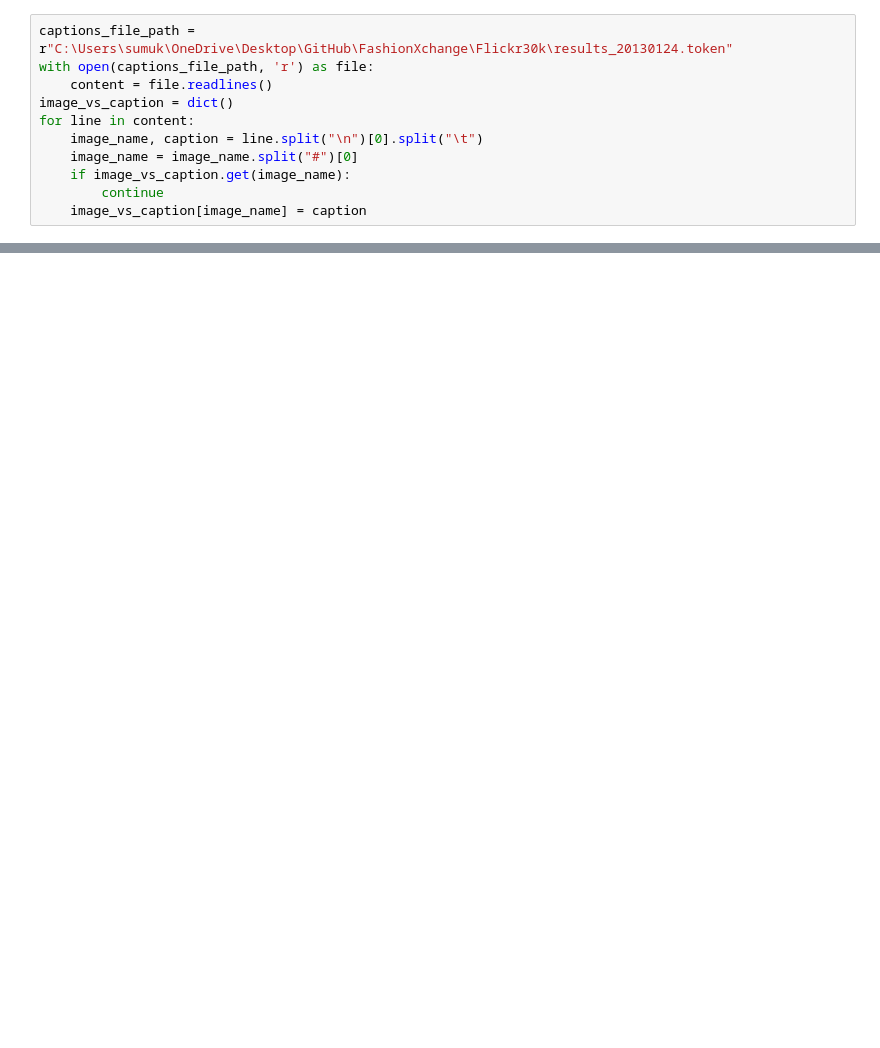
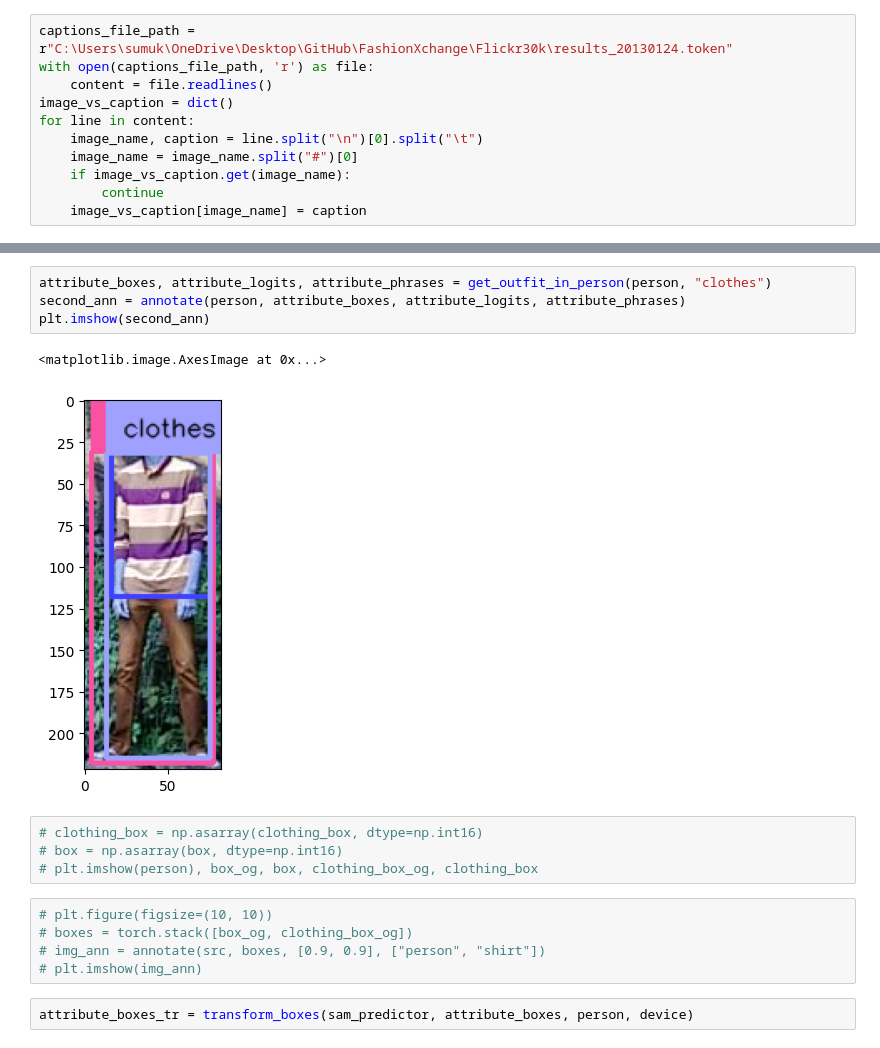
Before and after one commit to Sumukha21/FashionXchange, a Jupyter notebook: notebooks/text_based_image_editing.ipynb, the cells around one changed output, grey strips where cells are left out. Drawn from its saved outputs; the diff is of its cells as text; blank space fills up the shorter version.

```diff
--- a/notebooks/text_based_image_editing.ipynb
+++ b/notebooks/text_based_image_editing.ipynb
@@ -945,0 +1018,18 @@ for line in content:
+# %%
+attribute_boxes, attribute_logits, attribute_phrases = get_outfit_in_person(person, "clothes")
+second_ann = annotate(person, attribute_boxes, attribute_logits, attribute_phrases)
+plt.imshow(second_ann)
+# %% [output]
+<matplotlib.image.AxesImage at 0x...>
+[figure, added]
+# %%
+# clothing_box = np.asarray(clothing_box, dtype=np.int16)
+# box = np.asarray(box, dtype=np.int16)
+# plt.imshow(person), box_og, box, clothing_box_og, clothing_box
+# %%
+# plt.figure(figsize=(10, 10))
+# boxes = torch.stack([box_og, clothing_box_og])
+# img_ann = annotate(src, boxes, [0.9, 0.9], ["person", "shirt"])
+# plt.imshow(img_ann)
+# %%
+attribute_boxes_tr = transform_boxes(sam_predictor, attribute_boxes, person, device)
```
Also changed, not shown: parts of 37 cells of this notebook, 1 other file.
